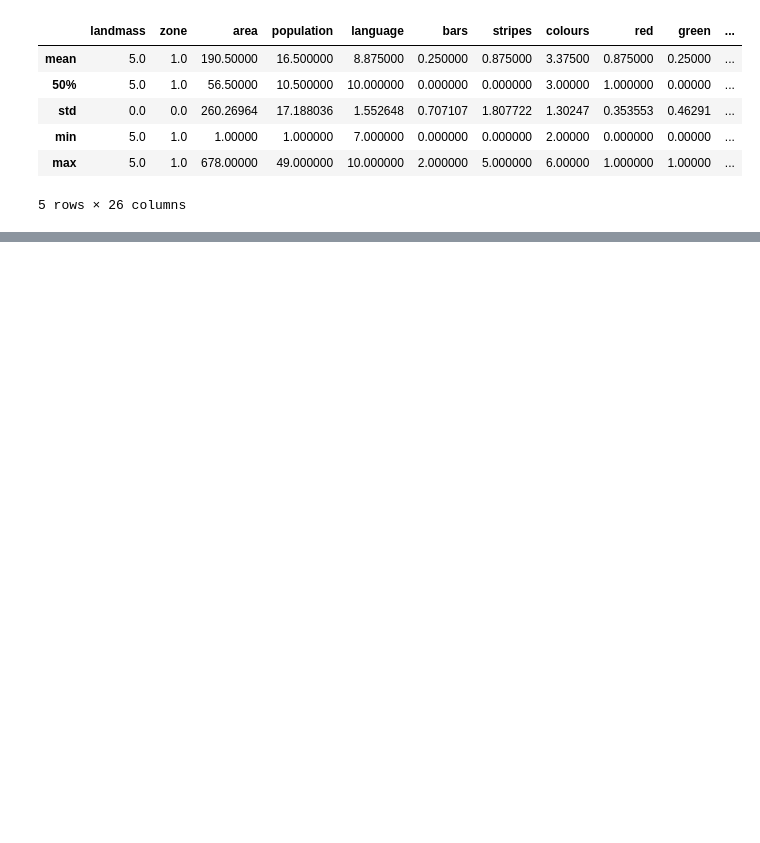
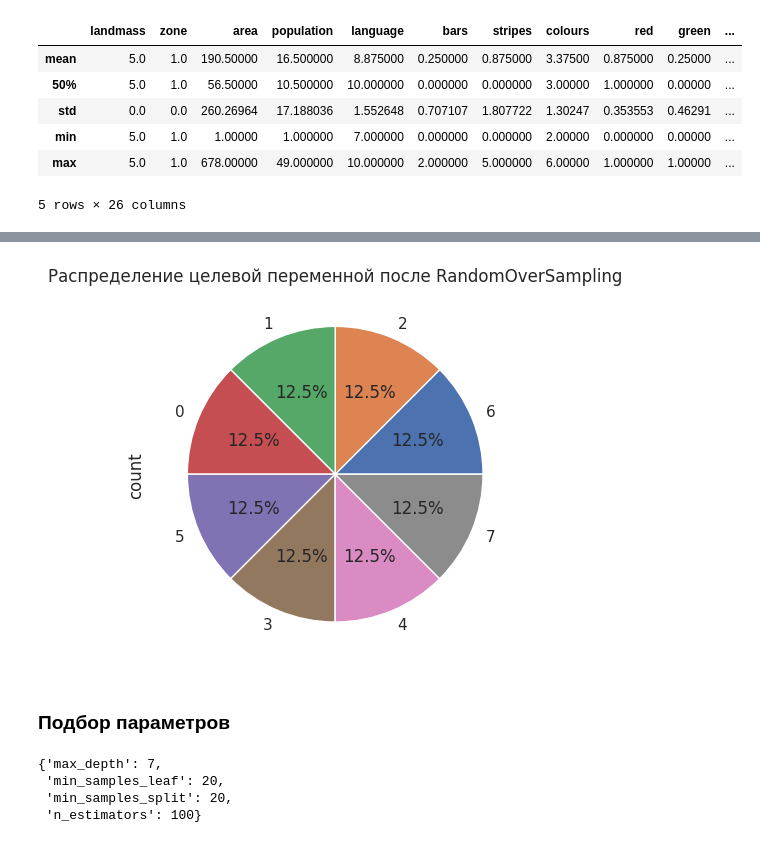
Before and after one commit to NeZorinEgor/FlagsUCI-MLR, a Jupyter notebook: flags.ipynb, the cells around one changed output, grey strips where cells are left out. Saved outputs shown, nothing was run; the diff lists cells and outputs as text; code cells hidden in the pictures; blank space fills up the shorter version.

```diff
--- a/flags.ipynb
+++ b/flags.ipynb
@@ -242,0 +250,7 @@ descr.head()
+# %%
+ros = RandomOverSampler(sampling_strategy="auto")
+# %%
+X_rox, y_ros = ros.fit_resample(
+    X=unchanged_df[['landmass', 'population', 'language', 'circles', 'crosses', 'quarters', 'crescent', 'mainhue_white', 'topleft_white', 'botright_blue']],
+    y=unchanged_df["label"]
+)
@@ -242,0 +270,26 @@ descr.head()
+# %%
+plt.title("Распределение целевой переменной после RandomOverSampling")
+pd.DataFrame(y_ros)["label"].value_counts().plot.pie(autopct='%1.1f%%')
+plt.show()
+# %% [output]
+[figure, added]
+# %% [markdown]
+### Подбор параметров
+# %%
+gs_cv = GridSearchCV(
+    estimator=RandomForestClassifier(random_state=0),
+    param_grid={
+        "n_estimators": [100, 200, 300,],
+        "max_depth": range(1, 11, 2),
+        "min_samples_leaf": range(20, 80, 10),
+        "min_samples_split": range(20, 80, 10),
+    },
+    cv=5,
+)
+# gs_cv.fit(X_rox, y_ros)
+gs_cv.best_params_
+# %% [output]
+{'max_depth': 7,
+ 'min_samples_leaf': 20,
+ 'min_samples_split': 20,
+ 'n_estimators': 100}
```
Also changed, not shown: parts of 29 cells of this notebook.
